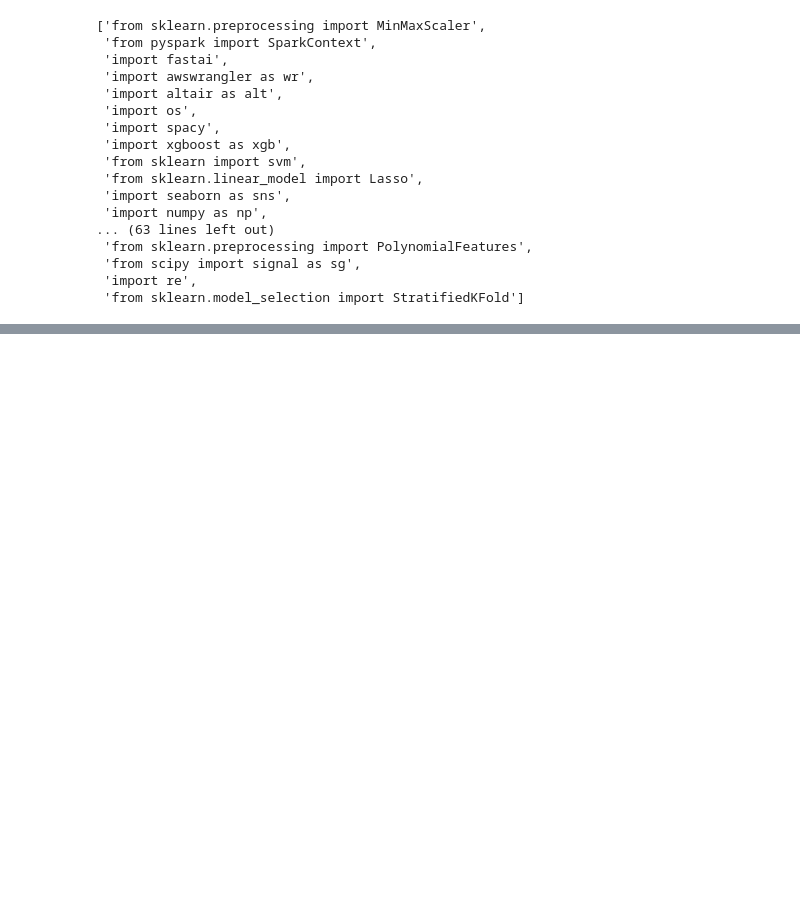
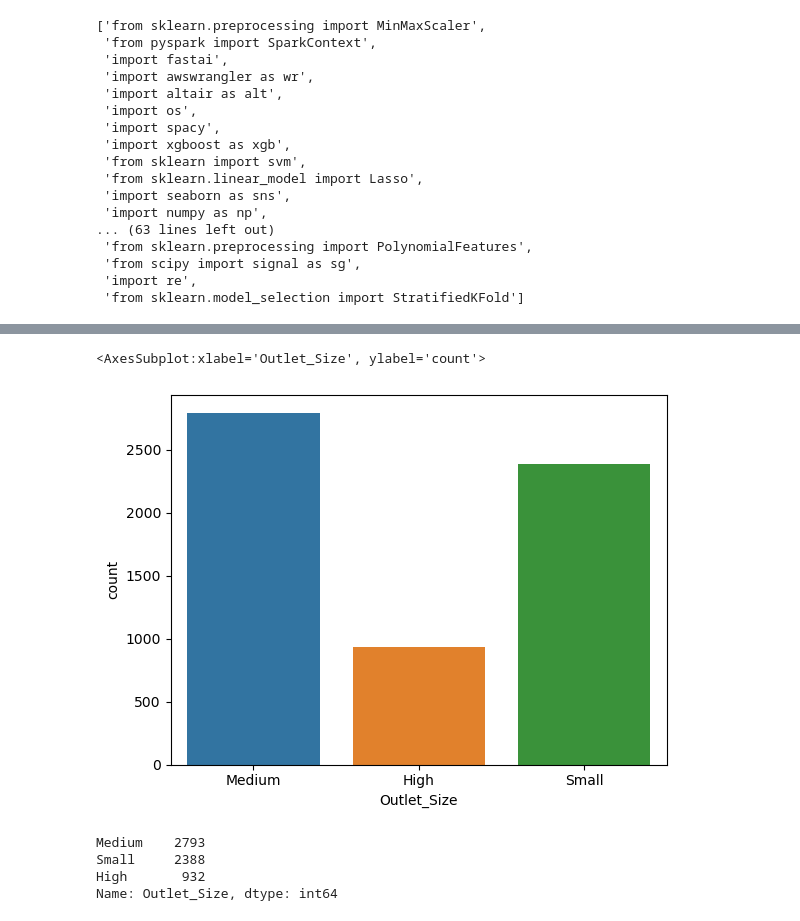
Before and after one commit to shaanVM/BigMartSalesPrediction, a Jupyter notebook: BigMartSalesPrediction.ipynb, the cells around one changed output, grey strips where cells are left out. Cells and saved outputs as stored; diff of their text form; code cells hidden in the pictures; blank space fills up the shorter version.

```diff
--- a/BigMartSalesPrediction.ipynb
+++ b/BigMartSalesPrediction.ipynb
@@ -46,0 +199,3 @@ test_data=pd.read_csv('bigmart_test.csv')
+# %%
+sns.countplot(train_data['Outlet_Size'])
+# %% [output]
@@ -46,0 +203,9 @@ test_data=pd.read_csv('bigmart_test.csv')
+<AxesSubplot:xlabel='Outlet_Size', ylabel='count'>
+[figure, added]
+# %%
+train_data['Outlet_Size'].value_counts()
+# %% [output]
+Medium    2793
+Small     2388
+High       932
+Name: Outlet_Size, dtype: int64
```
Also changed, not shown: parts of 32 cells of this notebook.
